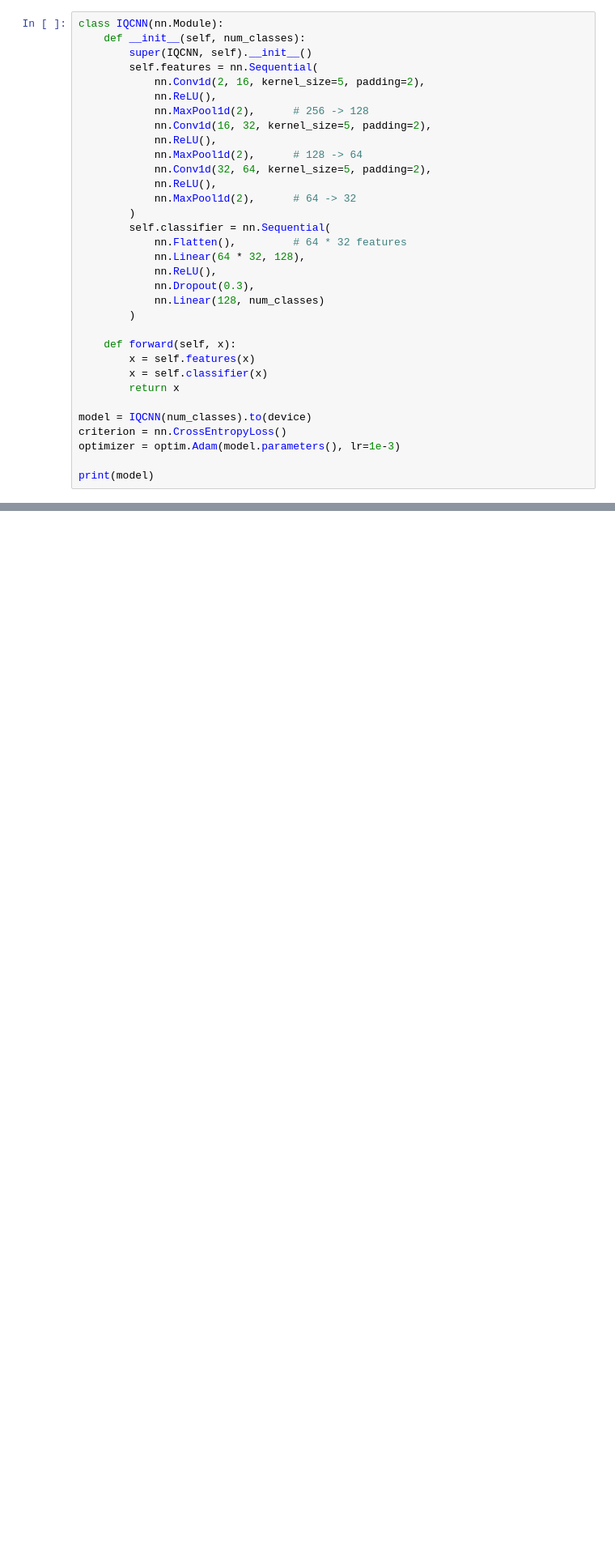
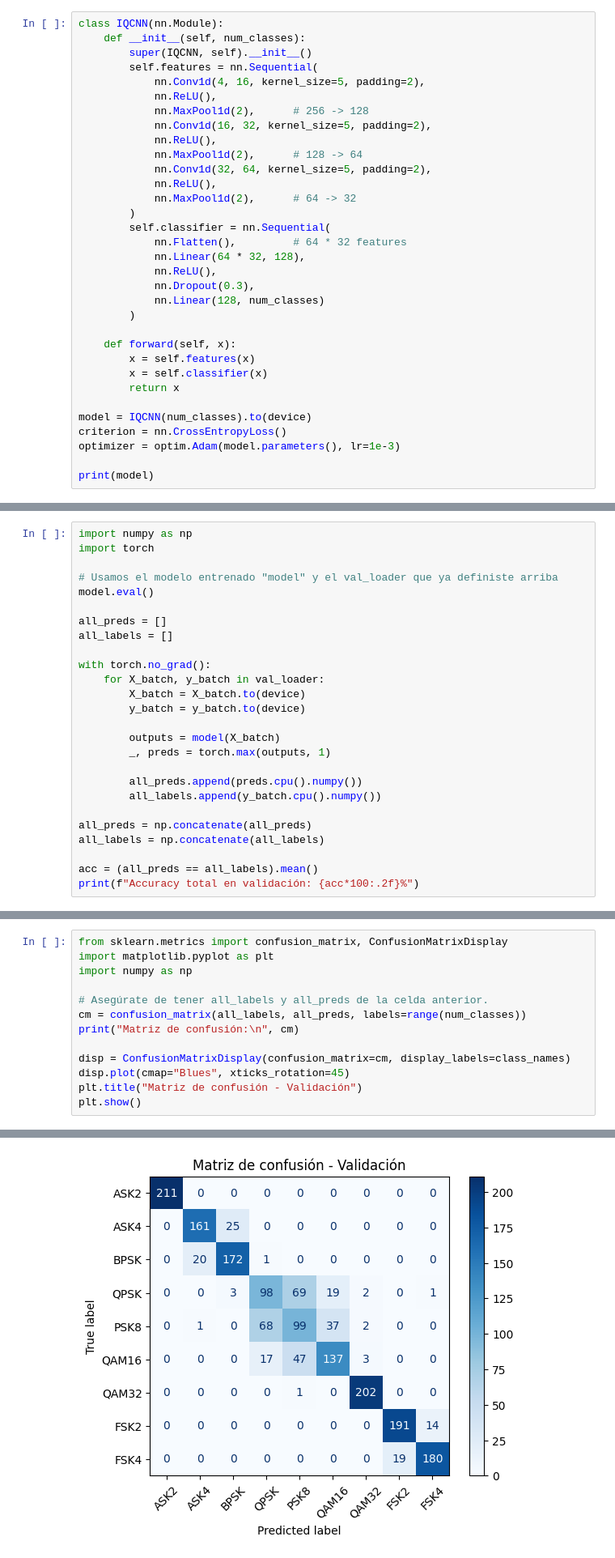
Before and after one commit to walterco057/ProyectoCom2, a Jupyter notebook: notebooks/train_cnn.ipynb, the cells around one changed output, grey strips where cells are left out. Shown: that part at 81% size. Drawn from its saved outputs; the diff is of its cells as text; blank space fills up the shorter version.

```diff
--- a/notebooks/train_cnn.ipynb
+++ b/notebooks/train_cnn.ipynb
@@ -75,7 +75,7 @@ class IQCNN(nn.Module):
     def __init__(self, num_classes):
         super(IQCNN, self).__init__()
         self.features = nn.Sequential(
-            nn.Conv1d(2, 16, kernel_size=5, padding=2),
+            nn.Conv1d(4, 16, kernel_size=5, padding=2),
             nn.ReLU(),
             nn.MaxPool1d(2),      # 256 -> 128
             nn.Conv1d(16, 32, kernel_size=5, padding=2),
@@ -274,0 +217,26 @@ Ejemplo 4: true=BPSK, pred=ASK4, conf=0.37
+# %%
+import numpy as np
+import torch
+
+# Usamos el modelo entrenado "model" y el val_loader que ya definiste arriba
+model.eval()
+
+all_preds = []
+all_labels = []
+
+with torch.no_grad():
+    for X_batch, y_batch in val_loader:
+        X_batch = X_batch.to(device)
+        y_batch = y_batch.to(device)
+
+        outputs = model(X_batch)
+        _, preds = torch.max(outputs, 1)
+
+        all_preds.append(preds.cpu().numpy())
+        all_labels.append(y_batch.cpu().numpy())
+
+all_preds = np.concatenate(all_preds)
+all_labels = np.concatenate(all_labels)
+
+acc = (all_preds == all_labels).mean()
+print(f"Accuracy total en validación: {acc*100:.2f}%")
@@ -274,0 +275,14 @@ Ejemplo 4: true=BPSK, pred=ASK4, conf=0.37
+# %%
+from sklearn.metrics import confusion_matrix, ConfusionMatrixDisplay
+import matplotlib.pyplot as plt
+import numpy as np
+
+# Asegúrate de tener all_labels y all_preds de la celda anterior.
+cm = confusion_matrix(all_labels, all_preds, labels=range(num_classes))
+print("Matriz de confusión:\n", cm)
+
+disp = ConfusionMatrixDisplay(confusion_matrix=cm, display_labels=class_names)
+disp.plot(cmap="Blues", xticks_rotation=45)
+plt.title("Matriz de confusión - Validación")
+plt.show()
+# %% [output]
@@ -274,0 +299 @@ Ejemplo 4: true=BPSK, pred=ASK4, conf=0.37
+[figure, added]
```
Also changed, not shown: parts of 12 cells of this notebook, 8 other files.
